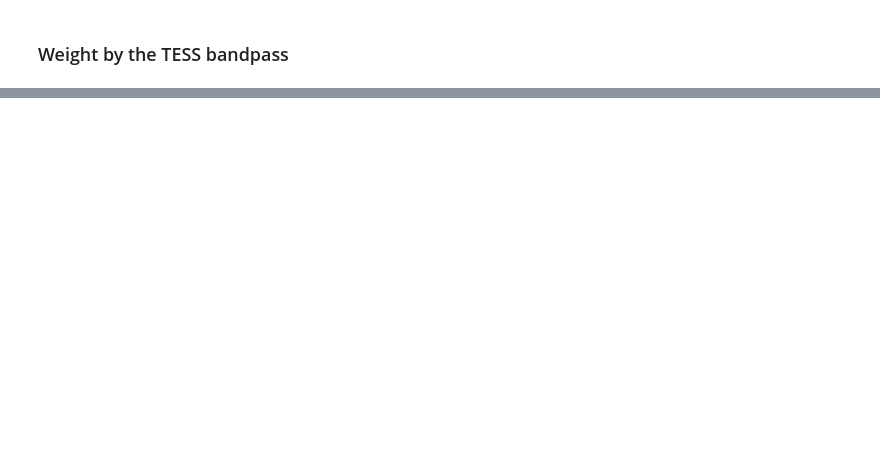
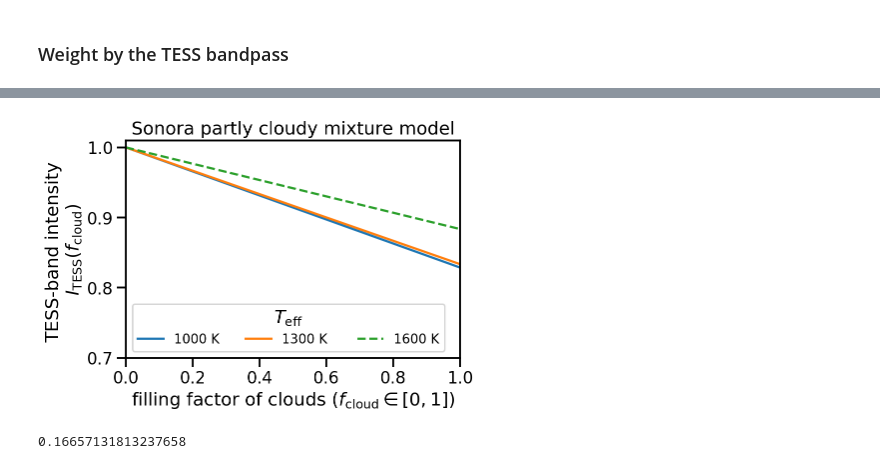
Before and after one commit to BrownDwarf/varsity, a Jupyter notebook: notebooks/03_IGRINS_quicklook/06_TESS_bandpass_cloudy_models.ipynb, the cells around one changed output, grey strips where cells are left out. Drawn from its saved outputs; the diff is of its cells as text; code cells hidden in the pictures; blank space fills up the shorter version.

```diff
--- a/notebooks/03_IGRINS_quicklook/06_TESS_bandpass_cloudy_models.ipynb
+++ b/notebooks/03_IGRINS_quicklook/06_TESS_bandpass_cloudy_models.ipynb
@@ -196,0 +214,14 @@ plt.xlim(2.240, 2.2600)
+# %%
+plt.plot(fill_factors, observed_fluxes_1000, label='1000 K');
+plt.plot(fill_factors, observed_fluxes_1300, label='1300 K ');
+plt.plot(fill_factors, observed_fluxes_1600, label='1600 K', linestyle='dashed');
+plt.xlabel('filling factor of clouds $(f_{\mathrm{cloud}}\in [0, 1])$');
+plt.ylabel('TESS-band intensity \n$I_{\mathrm{TESS}}(f_{\mathrm{cloud}})$')
+plt.ylim(0.7, 1.01)
+plt.xlim(0,1)
+#plt.axhline(min_flux, color='k', alpha=0.3, linestyle='dashed')
+plt.title('Sonora partly cloudy mixture model')
+plt.legend(title='$T_{\mathrm{eff}}$', fontsize=13, ncol=3);
+plt.savefig('../../figures/sonora_mixture_model_scaling.png', dpi=300, bbox_inches='tight')
+# %% [output]
+[figure, added]
@@ -196,0 +230,4 @@ plt.xlim(2.240, 2.2600)
+# %%
+1-observed_fluxes_1300.min()
+# %% [output]
+0.16657131813237658
```
Also changed, not shown: parts of 41 cells of this notebook, 2 other files.
